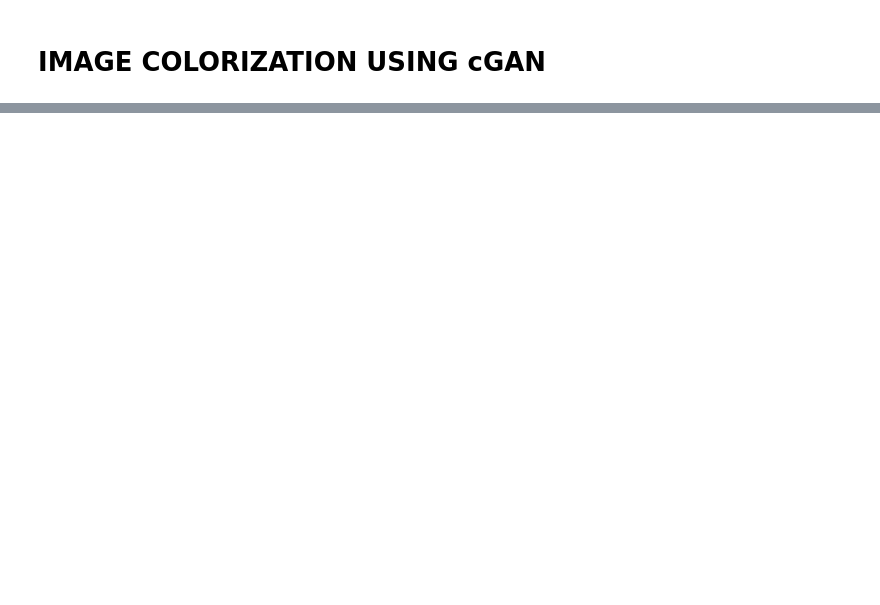
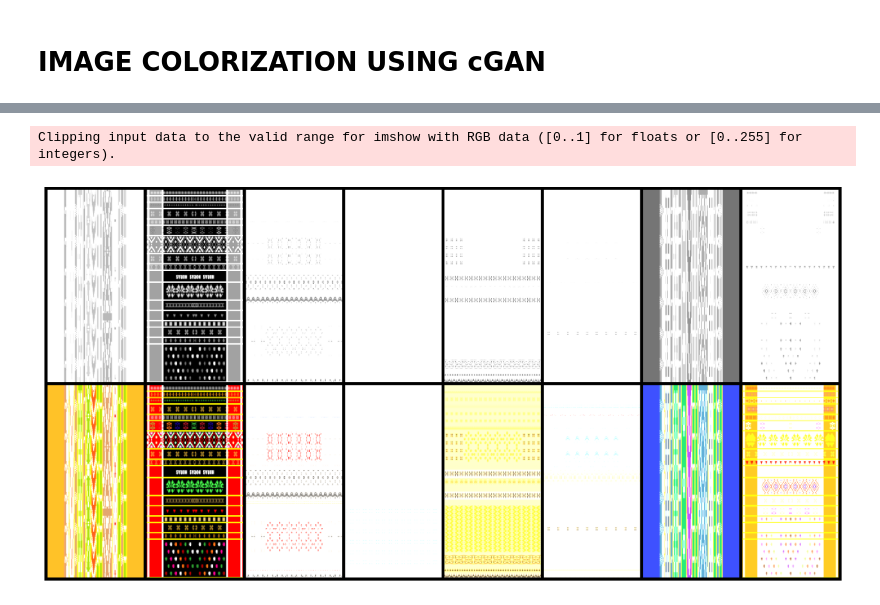
Before and after one commit to rachelrdmk/FinalResearch-Colorization-Ulos-using-ConditionalGAN, a Jupyter notebook: Image Colorization using cGAN.ipynb, the cells around one changed output, grey strips where cells are left out. Cells and saved outputs as stored; diff of their text form; code cells hidden in the pictures; blank space fills up the shorter version.

Commit message:
Update: Description & Add Image Validation

```diff
--- a/Image Colorization using cGAN.ipynb
+++ b/Image Colorization using cGAN.ipynb
@@ -473,0 +235,6 @@ trainer.G
+# %%
+# Initialize the dataset for training with specified transformations and in training mode
+train_data = ImageColorizeDataset("dataset1",
+								  transforms=t, train=True)
+# DataLoader for the training dataset, with a batch size of 8 and shuffling enabled
+train_dl = DataLoader(train_data, batch_size=8, shuffle=True)
@@ -473,0 +253,24 @@ trainer.G
+# %%
+# Retrieve the next batch of images and targets from the training DataLoader
+images, targets = next(iter(train_dl))
+
+# Convert LAB images back to RGB using the lab_to_rgb function for visualization
+to_show = lab_to_rgb(images, targets, device=device)
+
+# Create a grid of images combining the original and colorized images for display
+grid = torchvision.utils.make_grid(
+    torch.cat([images.expand(to_show.shape), to_show], dim=0),  # Concatenate original and colorized images
+    nrow=8,          # Number of images per row
+    padding=4,       # Space between images
+    scale_each=True, # Scale images individually
+    border=2         # Border size around images
+)
+
+# Plot the grid of images using matplotlib
+fig = plt.figure(figsize=(16,8))  # Set the figure size
+plt.imshow(grid.cpu().permute(1,2,0))  # Convert tensor to numpy array and display as image
+plt.axis('off')  # Hide axes
+plt.show()  # Display the plot
+# %% [output]
+Clipping input data to the valid range for imshow with RGB data ([0..1] for floats or [0..255] for integers).
+[figure, added]
```
Also changed, not shown: parts of 72 cells of this notebook.
